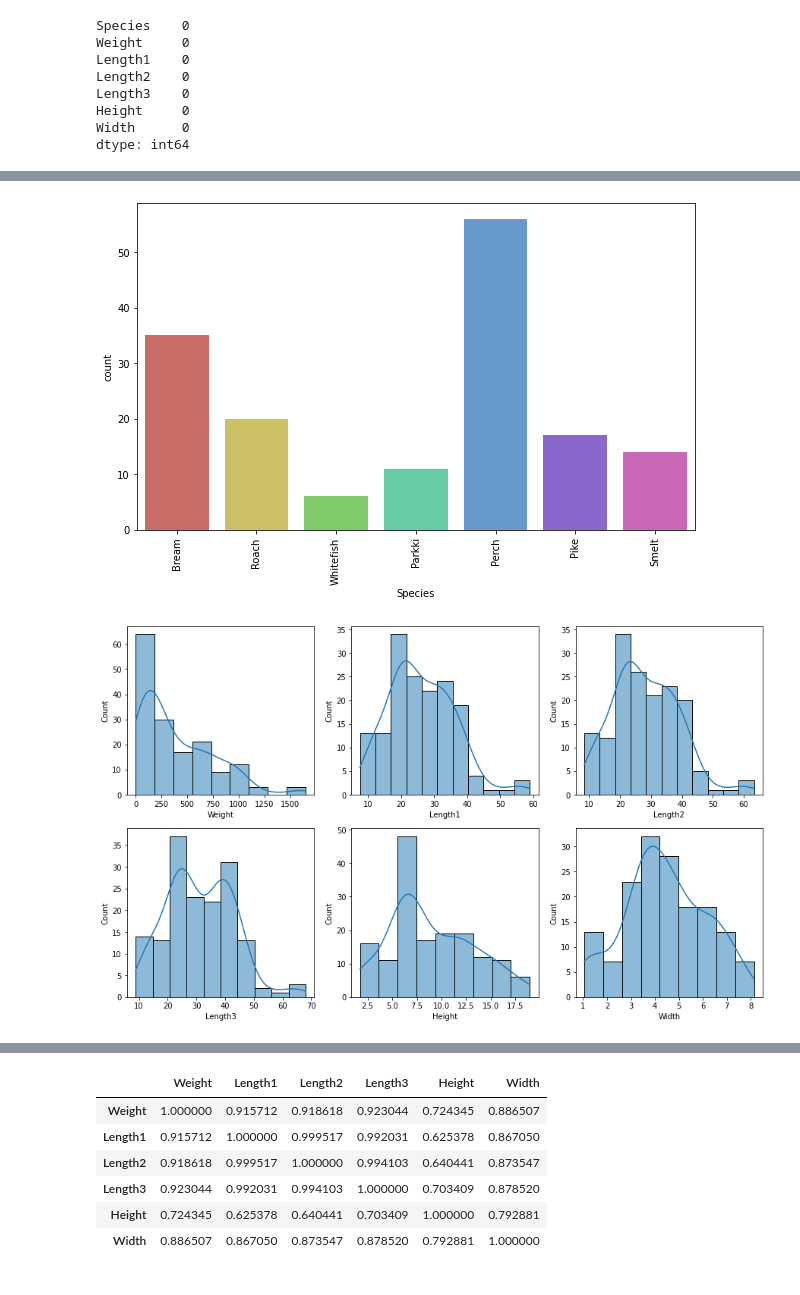
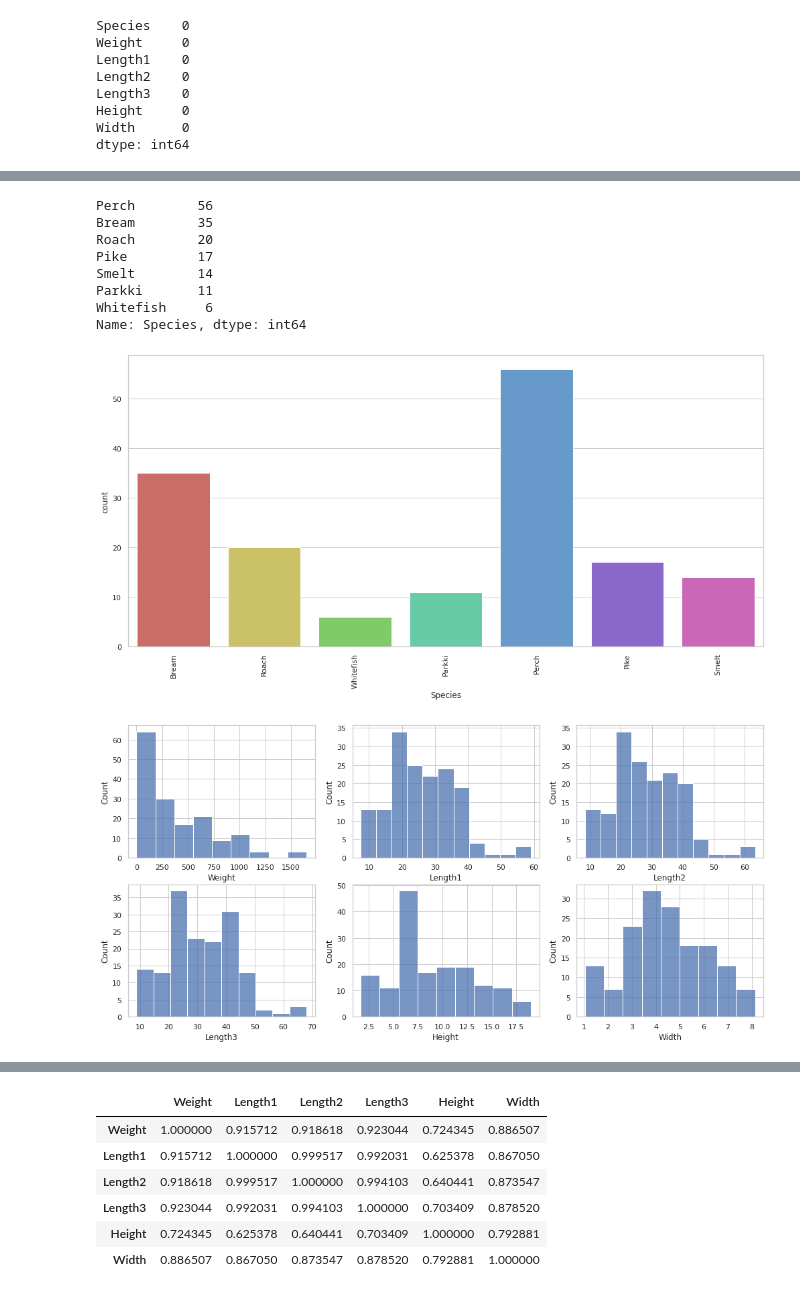
Before and after one commit to kidist-amde/fish-weight-prediction-with-popular-regression-models, a Jupyter notebook: src/fishWeightPrediction.ipynb, the cells around one changed output, grey strips where cells are left out. Saved outputs shown, nothing was run; the diff lists cells and outputs as text; code cells hidden in the pictures.

```diff
--- a/src/fishWeightPrediction.ipynb
+++ b/src/fishWeightPrediction.ipynb
@@ -50,5 +74,10 @@ from hyperopt import fmin, tpe, STATUS_OK, STATUS_FAIL, Trials
+# %%
+# plot size and style
+sns.set(style="whitegrid")
+# %%
+dataset_path = "path of your dataset"
 # %%
-df= pd.read_csv("Fish.csv")
+df= pd.read_csv(dataset_path)
 # %% [markdown]
 # EDA
 # %%
@@ -161,21 +167,32 @@ fig.show()
+# %%
+df.Species.value_counts()
+# %% [output]
+Perch        56
+Bream        35
+Roach        20
+Pike         17
+Smelt        14
+Parkki       11
+Whitefish     6
+Name: Species, dtype: int64
 # %%
-plt.figure(figsize=(10,6))
+plt.figure(figsize=(17,8))
 sns.countplot("Species",data=df,palette="hls")
 plt.xticks(rotation=90)
 
 plt.show()
 # %% [output]
-[figure, old version]
+[figure, new version]
 # %%
 
 cols = ['Weight', 'Length1', 'Length2', 'Length3', 'Height','Width']
-fig,ax = plt.subplots(2,3,figsize = (15,9))
+fig,ax = plt.subplots(2,3,figsize = (17,8))
 for i in range(len(cols)):
   r = i//3
   c = i%3
   cn = cols[i]
   # ax[r,c].hist(df[cn])
-  sns.histplot(df[cn],ax=ax[r,c],kde = True)
+  sns.histplot(df[cn],ax=ax[r,c])
 fig.show()
 # %% [output]
-[figure, old version]
+[figure, new version]
```
Also changed, not shown: parts of 90 cells of this notebook, 13 other files.
